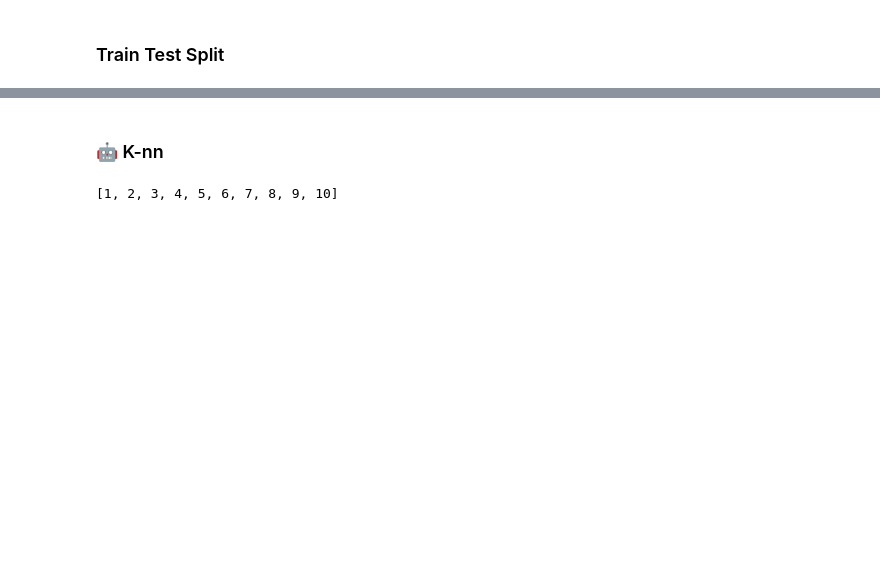
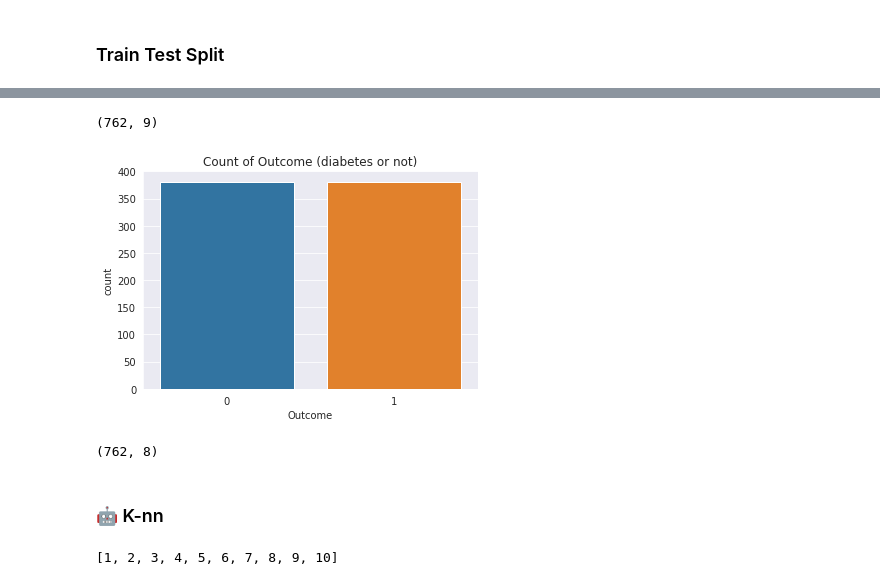
Before and after one commit to Mlamalerie/Diabetes-prediction, a Jupyter notebook: Diabetes_Prediction_Project.ipynb, the cells around one changed output, grey strips where cells are left out. Saved outputs shown, nothing was run; the diff lists cells and outputs as text; code cells hidden in the pictures; blank space fills up the shorter version.

```diff
--- a/Diabetes_Prediction_Project.ipynb
+++ b/Diabetes_Prediction_Project.ipynb
@@ -374,0 +468,7 @@ print(y_test.shape)
+# %%
+
+from sklearn.utils import resample
+# Effectuer la data augmentation en dupliquant aléatoirement les lignes du groupe minoritaire jusqu'à ce qu'il ait le même nombre de lignes que le groupe majoritaire
+df_minority_upsampled = resample(df_minority,replace=True, n_samples=len(df_majority) - len(df_minority), random_state=123)
+
+df_minority_upsampled
@@ -374,0 +489,6 @@ print(y_test.shape)
+# %%
+# Ajouter un peu de bruit aux nouvelles lignes en générant des valeurs aléatoires à partir d'une distribution normal
+noise = np.abs(np.random.normal(0, 0.1, (df_minority_upsampled.shape[0],df_minority_upsampled.shape[1]-1)))
+cols = df_minority_upsampled.columns[:-1]
+df_minority_upsampled.loc[:,cols] = df_minority_upsampled.loc[:,cols] + noise
+df_minority_upsampled
@@ -375,3 +509,28 @@ print(y_test.shape)
+# %%
+# Concaténer les deux groupes en un seul jeu de données équilibré
+df_augmented_train = pd.concat([df_majority, df_minority, df_minority_upsampled])
+df_augmented_train.shape
+# %% [output]
+(762, 9)
+# %%
+# Mélanger les lignes pour éviter tout biais
+df_augmented_train = df_augmented_train.sample(frac=1, random_state=123).reset_index(drop=True)
+
+# Sauvegarder le nouveau jeu de données équilibré
+df_augmented_train.to_csv(f"{WORKSPACE_PATH}/diabetes_augmented_train.csv", index=False)
+# %%
+sns.countplot(x='Outcome', data=df_augmented_train)
+plt.title("Count of Outcome (diabetes or not)")
+plt.show()
+# %% [output]
+[figure, added]
+# %%
+y_train_aug = df_augmented_train["Outcome"]
+x_train_aug = df_augmented_train.drop("Outcome",axis= 1)
+
+x_train_aug.shape
+# %% [output]
+(762, 8)
 # %% [markdown]
 ### 🤖 K-nn
 # %%
```
Also changed, not shown: parts of 80 cells of this notebook.
